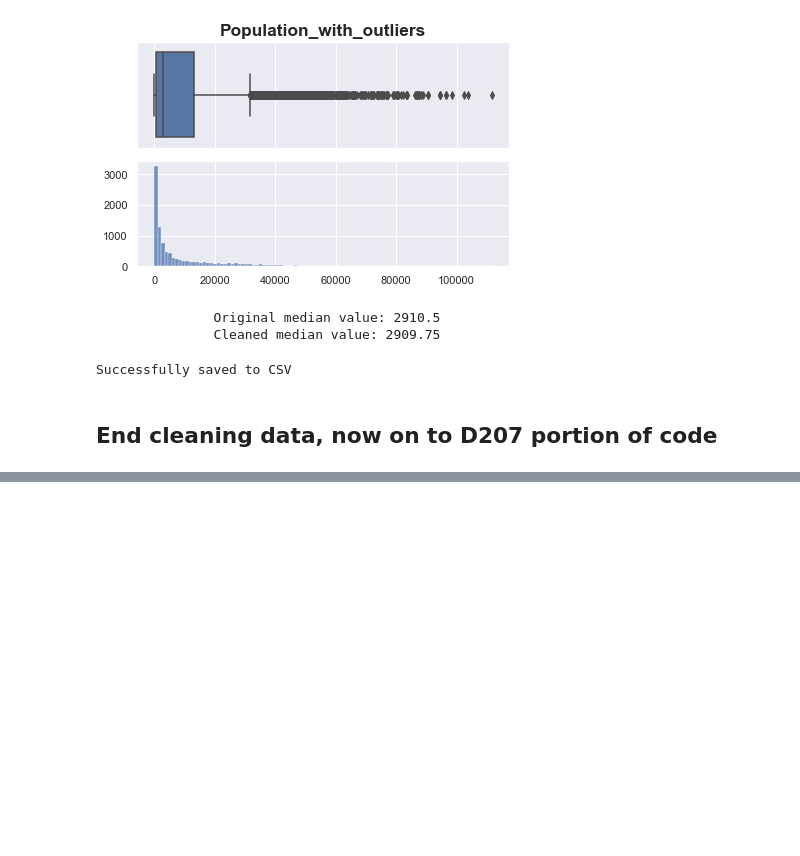
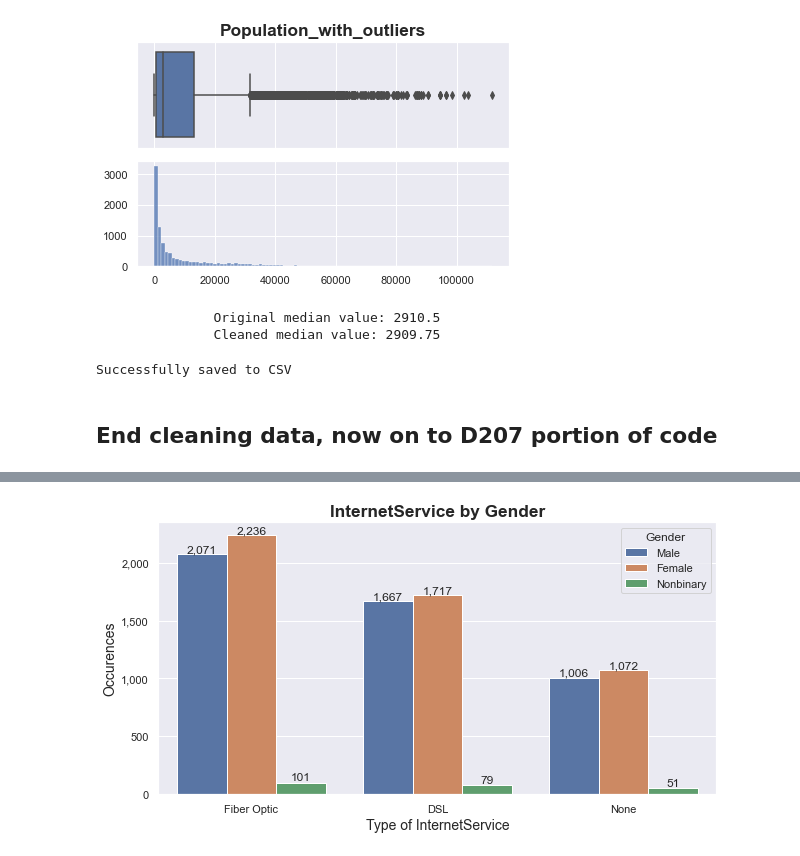
Before and after one commit to ordinaryusername1/D207, a Jupyter notebook: D207_Parker.ipynb, the cells around one changed output, grey strips where cells are left out. Cells and saved outputs as stored; diff of their text form; code cells hidden in the pictures; blank space fills up the shorter version.

```diff
--- a/D207_Parker.ipynb
+++ b/D207_Parker.ipynb
@@ -1023,0 +1024,5 @@ df.head(5)
+# %%
+# use .groupby() to create a df with the information we need to plot two categorical variables
+df_ser_gen = df.groupby(["InternetService", "Gender"]).agg(occurences=("Customer_id", "count")) # tip of the cap to https://linuxhint.com/seaborn-barplot-multiple-columns/
+df_ser_gen = df_ser_gen.reset_index() # if you don't .reset_index() you'll get a multi-level df and that's a pain
+df_ser_gen
@@ -1023,0 +1053,30 @@ df.head(5)
+# %%
+fig, ax = plt.subplots(figsize=(10,5))
+
+sns.barplot(
+    data=df_ser_gen,
+    x="InternetService",
+    y="occurences",
+    hue="Gender",
+    order=["Fiber Optic", "DSL", "None"],
+    hue_order=["Male", "Female", "Nonbinary"] # tip of the cap to https://www.geeksforgeeks.org/seaborn-barplot-method-in-python/#
+   )
+
+ax.set_title(label="InternetService by Gender", fontsize="x-large", weight="bold")
+ax.set_xlabel("Type of InternetService", fontsize=14)
+ax.set_ylabel("Occurences", fontsize=14)
+ax.yaxis.set_major_formatter(StrMethodFormatter('{x:,.0f}'))
+
+
+# for a in ax.containers: # tip of the hat to https://www.geeksforgeeks.org/how-to-show-values-on-seaborn-barplot/#
+#     ax.bar_label(a,)
+
+# for i in ax.containers:
+#     ax.bar_label(i, fmt="{}", labels=[f"{val:,.0f}" for val in i.datavalues])
+
+for c in ax.containers:
+    ax.bar_label(c, labels=[f'{x:,.0f}' for x in c.datavalues])
+
+plt.show()
+# %% [output]
+[figure, added]
```
Also changed, not shown: parts of 65 cells of this notebook, 1 other file.
